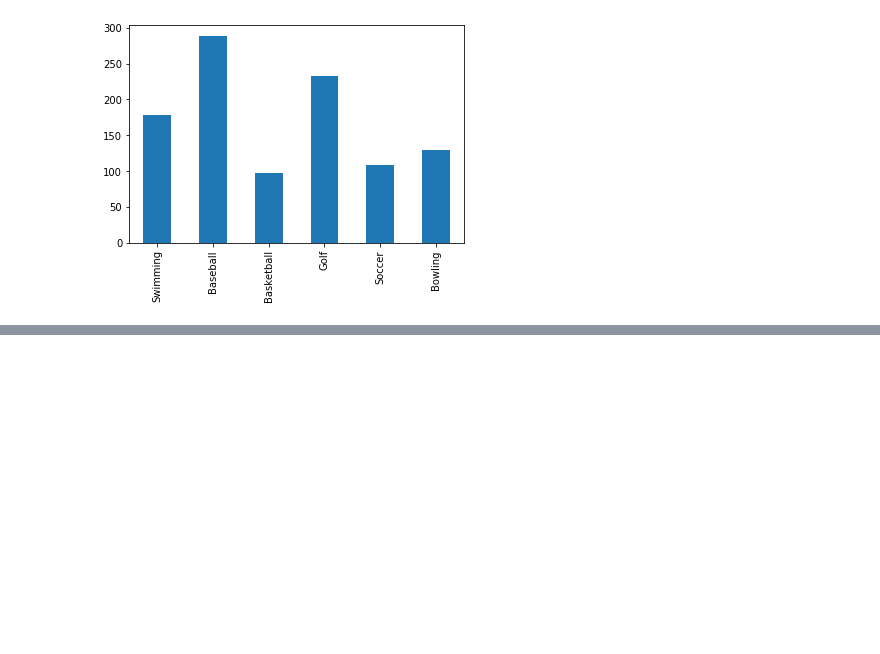
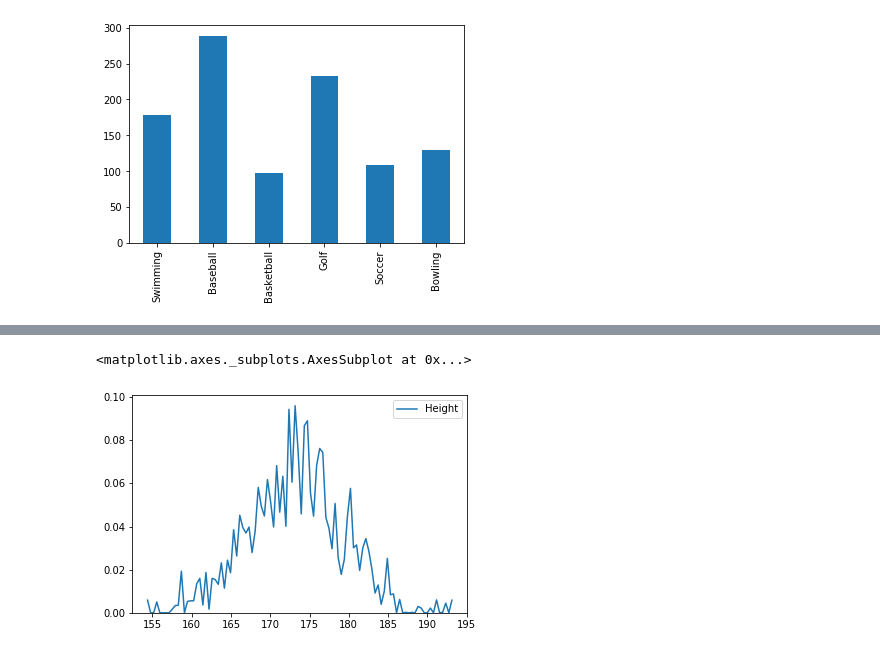
Before and after one commit to jaisuk/study, a Jupyter notebook: laboratory/data/visualisation.ipynb, the cells around one changed output, grey strips where cells are left out. Drawn from its saved outputs; the diff is of its cells as text; code cells hidden in the pictures; blank space fills up the shorter version.

```diff
--- a/laboratory/data/visualisation.ipynb
+++ b/laboratory/data/visualisation.ipynb
@@ -74,0 +114,5 @@ df2['Female'].plot(kind='bar')
+# %%
+sns.kdeplot(df['Height'], bw=0.01)
+# %% [output]
+<matplotlib.axes._subplots.AxesSubplot at 0x...>
+[figure, added]
```
Also changed, not shown: parts of 20 cells of this notebook.
